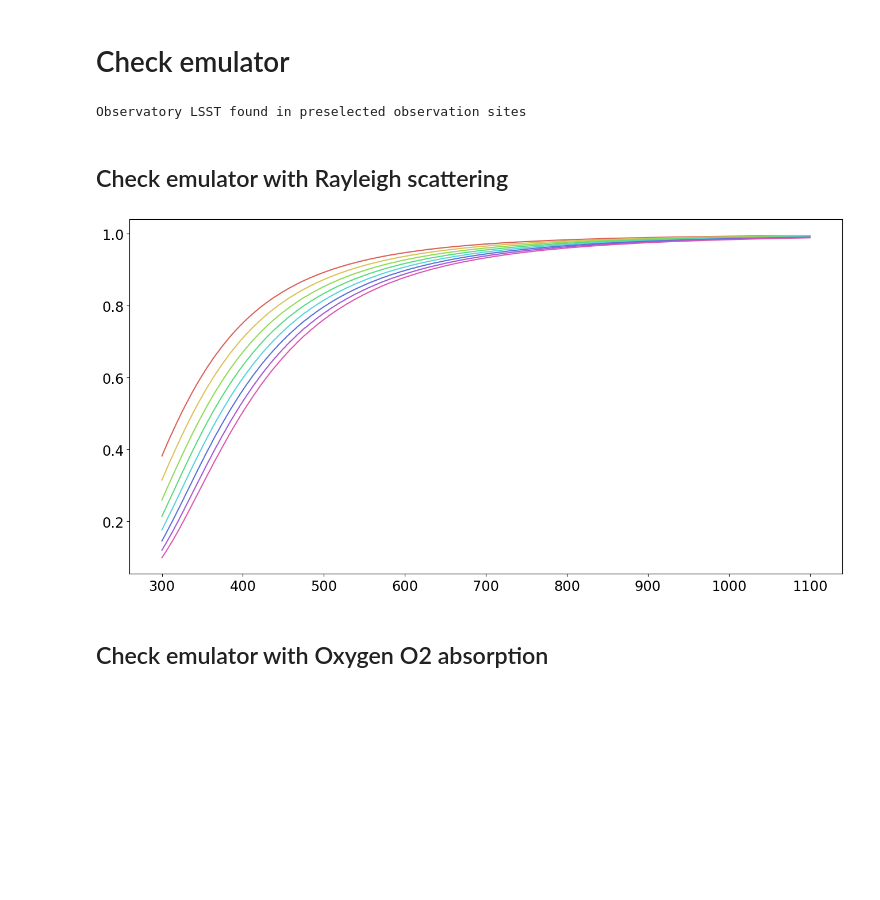
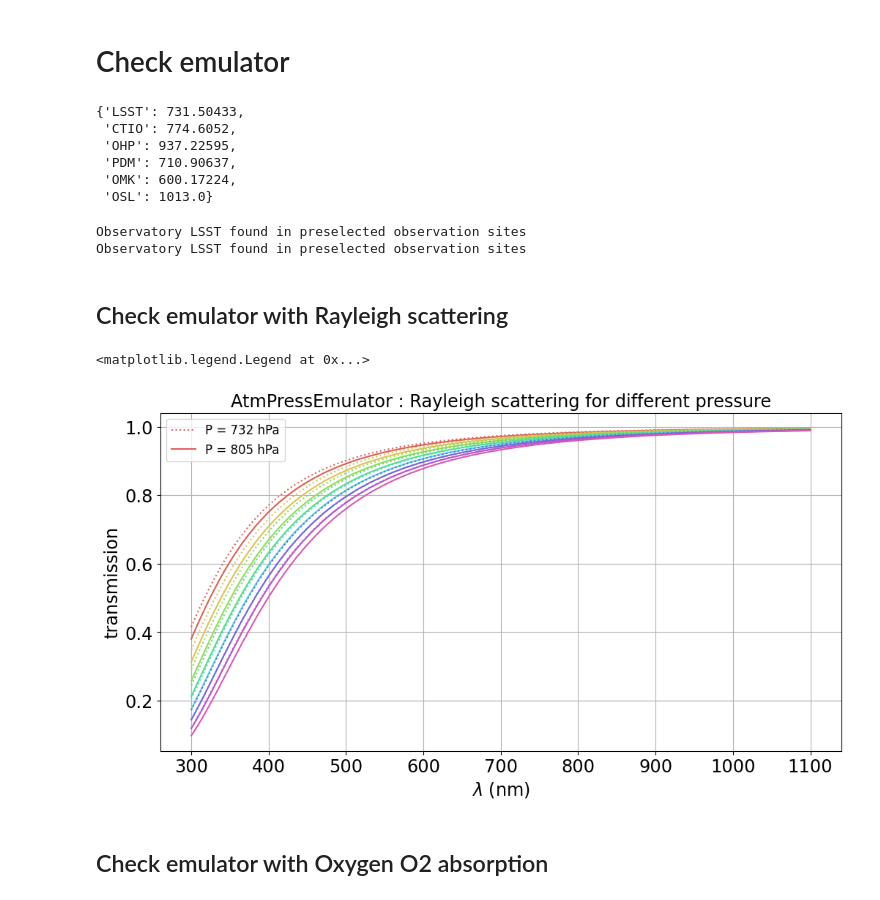
Before and after one commit to sylvielsstfr/AtmEmulator, a Jupyter notebook: docs/notebooks/atmpressemulator/test_AtmPressEmulator.ipynb, the cells around one changed output. Drawn from its saved outputs; the diff is of its cells as text; code cells hidden in the pictures; blank space fills up the shorter version.

```diff
--- a/docs/notebooks/atmpressemulator/test_AtmPressEmulator.ipynb
+++ b/docs/notebooks/atmpressemulator/test_AtmPressEmulator.ipynb
@@ -30,7 +28,7 @@ import matplotlib.pyplot as plt
 
 # to enlarge the sizes
 params = {'legend.fontsize': 'large',
-          'figure.figsize': (16, 8),
+          'figure.figsize': (12, 6),
          'axes.labelsize': 'xx-large',
          'axes.titlesize':'xx-large',
          'xtick.labelsize':'xx-large',
@@ -75,25 +73,58 @@ sns.palplot(hls_colors)
 [figure]
 # %% [markdown]
 # Check emulator
+# %%
+Dict_Of_sitesPressures
+# %% [output]
+{'LSST': 731.50433,
+ 'CTIO': 774.6052,
+ 'OHP': 937.22595,
+ 'PDM': 710.90637,
+ 'OMK': 600.17224,
+ 'OSL': 1013.0}
 # %%
-#path_data =  find_data_path()
-#print("path_data = ",path_data)
-#print(path_data)
+obs_str = 'LSST'
+std_pressure = Dict_Of_sitesPressures[obs_str]
+new_pressure = Dict_Of_sitesPressures[obs_str]*1.1
+new_pressure
+
+label1 = f"P = {std_pressure:.0f} hPa"
+label2 = f"P = {new_pressure:.0f} hPa"
 # %%
-emul =  AtmPressEmulator(pressure=800.)
+emul1 =  AtmPressEmulator(obs_str=obs_str)
+emul2 =  AtmPressEmulator(obs_str=obs_str,pressure = new_pressure)
 # %% [output]
 Observatory LSST found in preselected observation sites
+Observatory LSST found in preselected observation sites
 # %%
-WL = emul.GetWL()
+WL = emul1.GetWL()
 # %% [markdown]
 ## Check emulator with Rayleigh scattering
 # %%
+fig, ax = plt.subplots()
 for idx,am in enumerate(airmasses):
 
-    transm = emul.GetRayleighTransparencyArray(WL,am)
-    plt.plot(WL,transm,color=hls_colors[idx])
+    transm1 = emul1.GetRayleighTransparencyArray(WL,am)
+    transm2 = emul2.GetRayleighTransparencyArray(WL,am)
+
+    if idx == 0:
+        ax.plot(WL,transm1,":",color=hls_colors[idx],label=label1)
+        ax.plot(WL,transm2,"-",color=hls_colors[idx],label=label2)
+    else:
+        ax.plot(WL,transm1,":",color=hls_colors[idx])
+        ax.plot(WL,transm2,"-",color=hls_colors[idx])
+
+title = f"AtmPressEmulator : Rayleigh scattering for different pressures"
+ax.set_title(title)
+ax.set_xlabel("$\lambda$ (nm)")
+ax.set_ylabel("transmission")
+# place a text box in upper left in axes coords
+#ax.text(0.5, 0.05, textboxstr, transform=ax.transAxes, fontsize=14,verticalalignment='bottom', bbox=textboxprops)
+ax.grid()
+ax.legend()
 # %% [output]
+<matplotlib.legend.Legend at 0x...>
-[figure, old version]
+[figure, new version]
 # %% [markdown]
 ## Check emulator with Oxygen O2 absorption
 # %%
```
Also changed, not shown: parts of 26 cells of this notebook.
